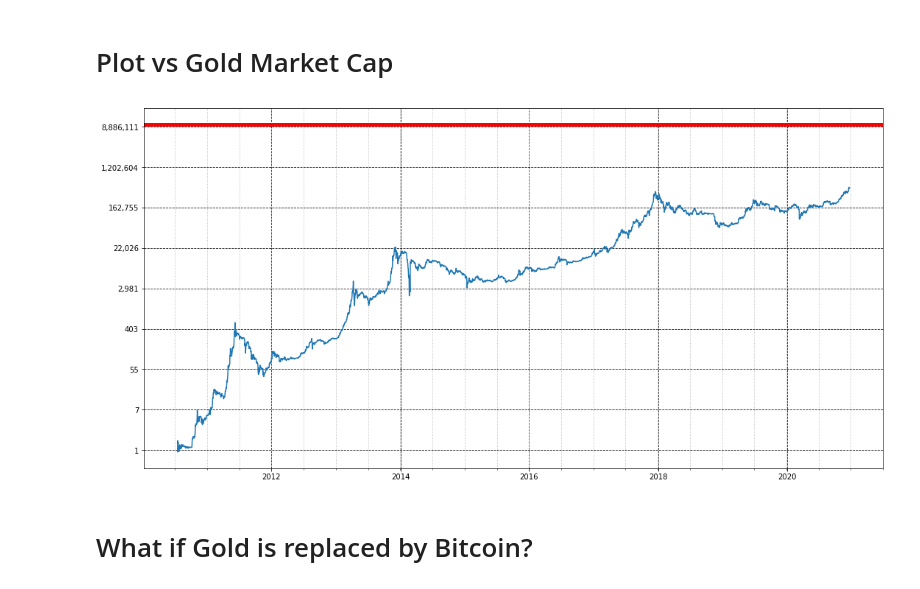
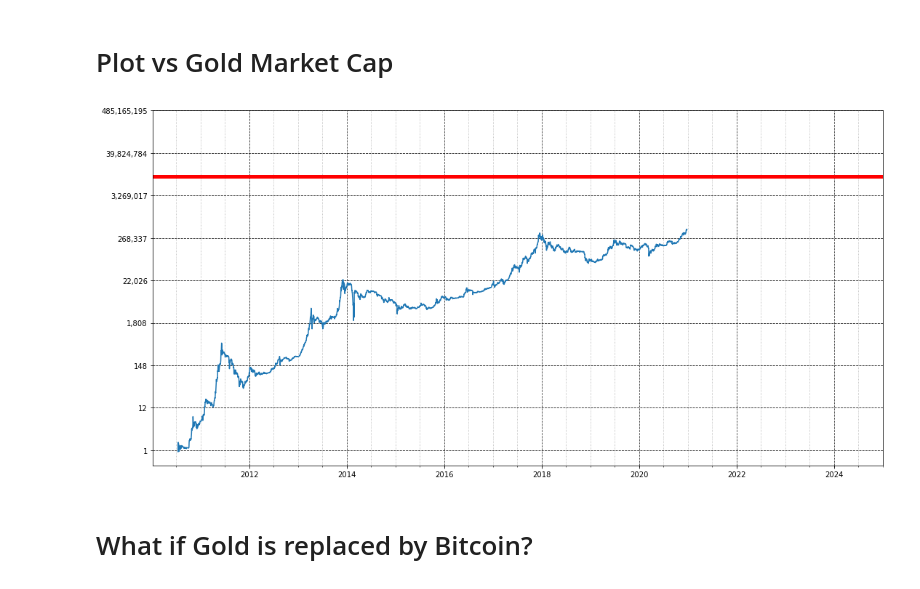
Before and after one commit to CR-Ko/AppleDaily20201228, a Jupyter notebook: btc_target_price.ipynb, the cells around one changed output. Cells and saved outputs as stored; diff of their text form; code cells hidden in the pictures.

Commit message:
set xlim and ylim

```diff
--- a/btc_target_price.ipynb
+++ b/btc_target_price.ipynb
@@ -27,14 +27,16 @@ gold_marketcap = 10_000_000_000_000 # ~ 10 trillion
 # %%
 fig, ax = plt.subplots(1,1, figsize=(18, 9))
 ax.yaxis.set_major_formatter(FuncFormatter(lambda x, pos: f'{np.exp(x):,.0f}' ))
 ax.plot(np.log(btc_current_marketcap/1e6))
 ax.axhline(np.log(gold_marketcap/1e6), c='red', lw=5)
 # formatting
 ax.xaxis.set_minor_locator(AutoMinorLocator())
+ax.set_ylim(top=np.log(gold_marketcap*50/1e6))
+ax.set_xlim(right='2024-12-31')
 ax.grid(which='major', color='#111111', linestyle='--')
 ax.grid(which='minor', color='#AAAAAA', linestyle=':')
 # %% [output]
-[figure, old version]
+[figure, new version]
 # %% [markdown]
 # What if Gold is replaced by Bitcoin?
 # %%
```
Also changed, not shown: parts of 1 cell of this notebook.
